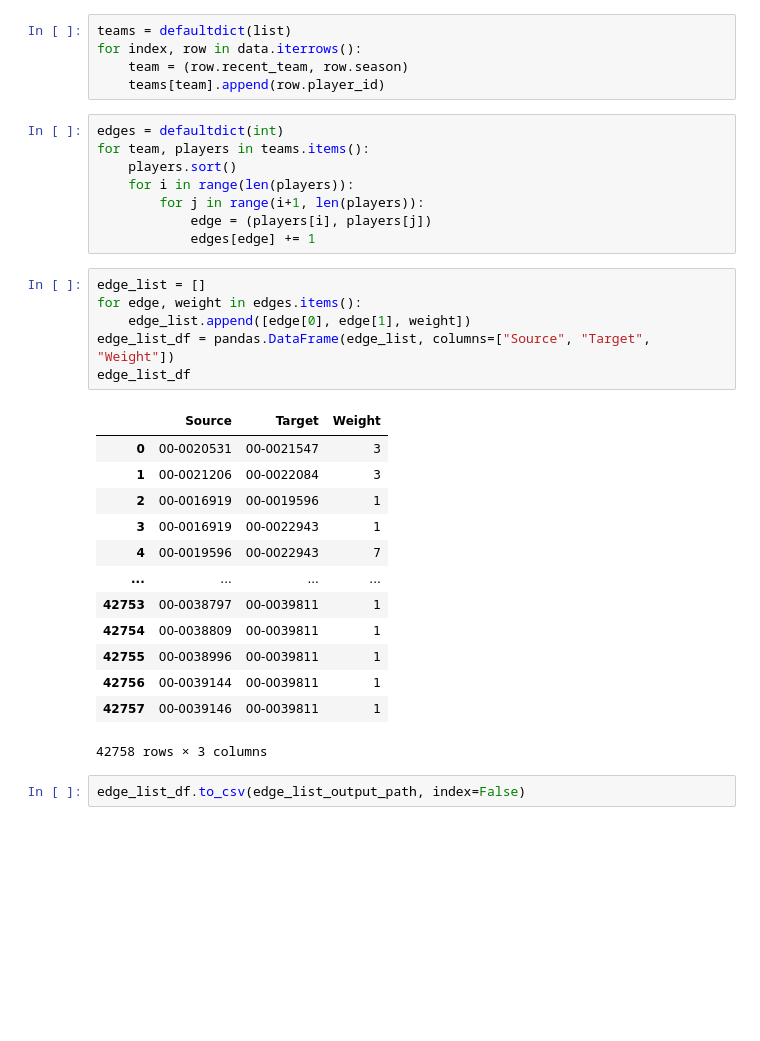
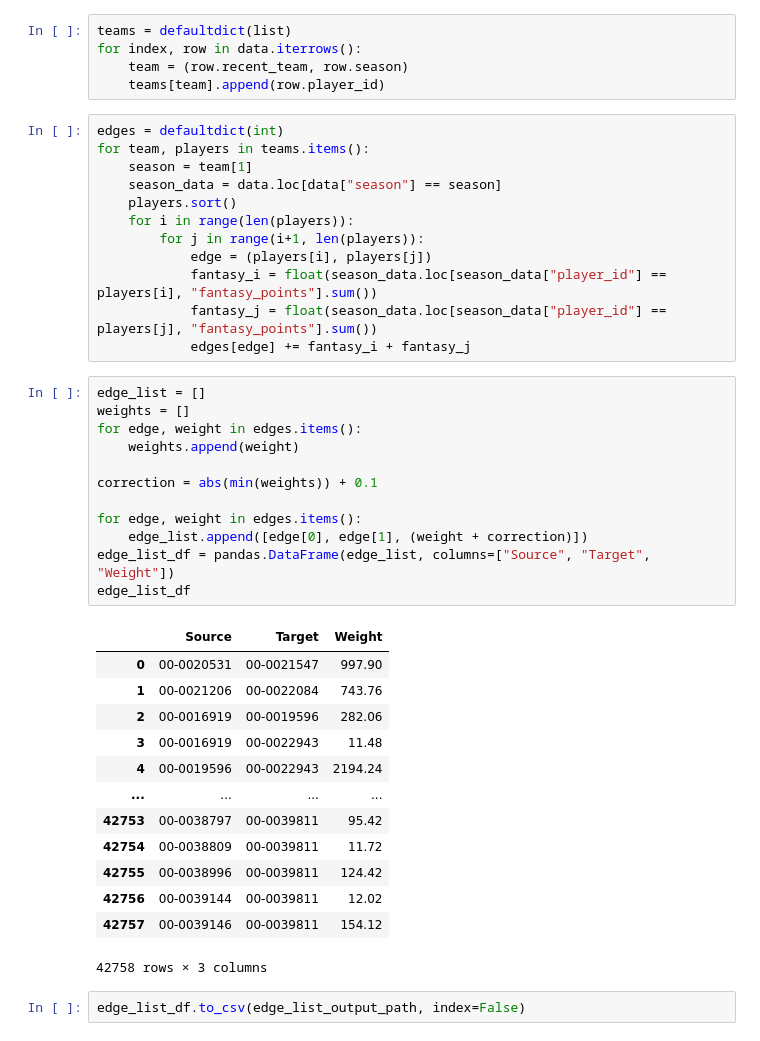
Before and after one commit to SeanGwall/NFL-Network-Analysis, a Jupyter notebook: notebooks/create-network-from-dataset.ipynb, the cells around one changed output. Drawn from its saved outputs; the diff is of its cells as text; blank space fills up the shorter version.

```diff
--- a/notebooks/create-network-from-dataset.ipynb
+++ b/notebooks/create-network-from-dataset.ipynb
@@ -124,30 +124,40 @@ for index, row in data.iterrows():
 # %%
 edges = defaultdict(int)
 for team, players in teams.items():
+    season = team[1]
+    season_data = data.loc[data["season"] == season]
     players.sort()
     for i in range(len(players)):
         for j in range(i+1, len(players)):
             edge = (players[i], players[j])
-            edges[edge] += 1
+            fantasy_i = float(season_data.loc[season_data["player_id"] == players[i], "fantasy_points"].sum())
+            fantasy_j = float(season_data.loc[season_data["player_id"] == players[j], "fantasy_points"].sum())
+            edges[edge] += fantasy_i + fantasy_j
-# %%
-edge_list = []
-for edge, weight in edges.items():
-    edge_list.append([edge[0], edge[1], weight])
-edge_list_df = pandas.DataFrame(edge_list, columns=["Source", "Target", "Weight"])
-edge_list_df
-# %% [output]
-|  | Source | Target | Weight |
-| 0 | 00-0020531 | 00-0021547 | 3 |
-| 1 | 00-0021206 | 00-0022084 | 3 |
-| 2 | 00-0016919 | 00-0019596 | 1 |
-| 3 | 00-0016919 | 00-0022943 | 1 |
-| 4 | 00-0019596 | 00-0022943 | 7 |
-| ... | ... | ... | ... |
-| 42753 | 00-0038797 | 00-0039811 | 1 |
-| 42754 | 00-0038809 | 00-0039811 | 1 |
-| 42755 | 00-0038996 | 00-0039811 | 1 |
-| 42756 | 00-0039144 | 00-0039811 | 1 |
-| 42757 | 00-0039146 | 00-0039811 | 1 |
-42758 rows × 3 columns
+# %%
+edge_list = []
+weights = []
+for edge, weight in edges.items():
+    weights.append(weight)
+
+correction = abs(min(weights)) + 0.1
+
+for edge, weight in edges.items():
+    edge_list.append([edge[0], edge[1], (weight + correction)])
+edge_list_df = pandas.DataFrame(edge_list, columns=["Source", "Target", "Weight"])
+edge_list_df
+# %% [output]
+|  | Source | Target | Weight |
+| 0 | 00-0020531 | 00-0021547 | 997.90 |
+| 1 | 00-0021206 | 00-0022084 | 743.76 |
+| 2 | 00-0016919 | 00-0019596 | 282.06 |
+| 3 | 00-0016919 | 00-0022943 | 11.48 |
+| 4 | 00-0019596 | 00-0022943 | 2194.24 |
+| ... | ... | ... | ... |
+| 42753 | 00-0038797 | 00-0039811 | 95.42 |
+| 42754 | 00-0038809 | 00-0039811 | 11.72 |
+| 42755 | 00-0038996 | 00-0039811 | 124.42 |
+| 42756 | 00-0039144 | 00-0039811 | 12.02 |
+| 42757 | 00-0039146 | 00-0039811 | 154.12 |
+42758 rows × 3 columns
 # %%
 edge_list_df.to_csv(edge_list_output_path, index=False)
```
Also changed, not shown: parts of 1 cell of this notebook, 4 other files.
